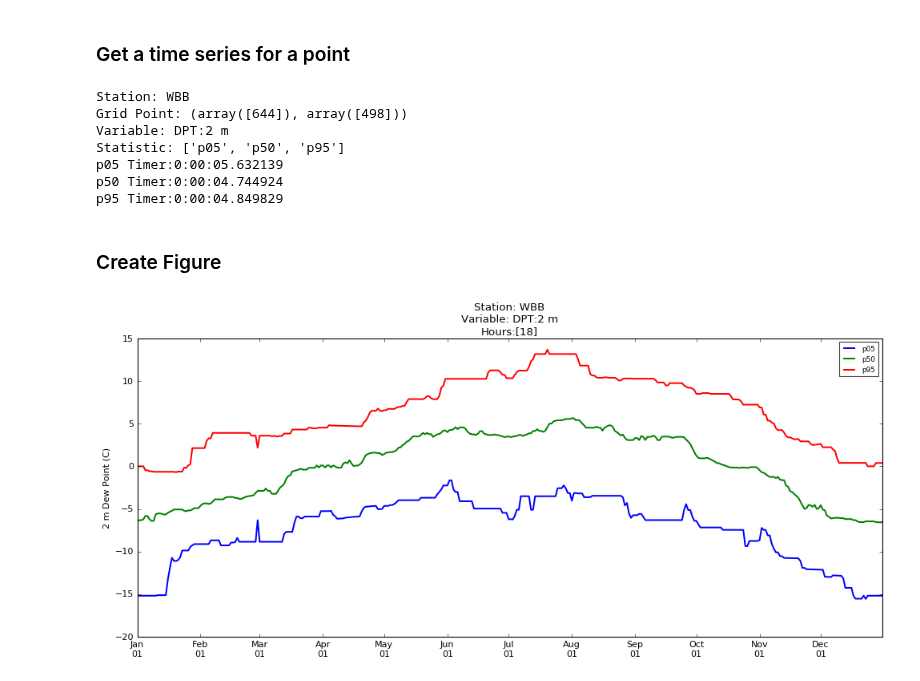
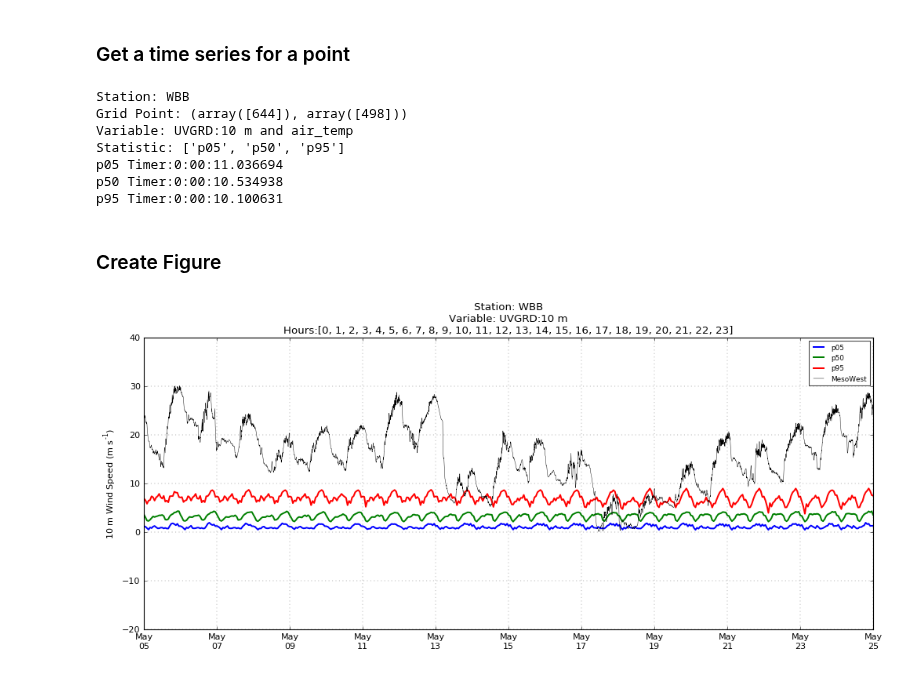
Before and after one commit to blaylockbk/pyBKB_v2, a Jupyter notebook: OpenScienceGrid/plot_OSG_statistics_TimeSeries.ipynb, the cells around one changed output. Drawn from its saved outputs; the diff is of its cells as text; code cells hidden in the pictures.

```diff
--- a/OpenScienceGrid/plot_OSG_statistics_TimeSeries.ipynb
+++ b/OpenScienceGrid/plot_OSG_statistics_TimeSeries.ipynb
@@ -71,16 +72,29 @@ var = 'DPT:2 m'
+# %%
+statistics = ['p05', 'p50', 'p95']
+var = 'UVGRD:10 m'
+stn = 'WBB'
+fxx = 0
+
+months = range(1,13)
+hours = range(24)
+#hours = [18]
 # %% [markdown]
 ##### Additional Setup
 # %%
 variable = var.replace(':', '_').replace(' ', '_')
 DIR = '/uufs/chpc.utah.edu/common/home/horel-group2/blaylock/HRRR_OSG/hourly30/%s/' % (variable)
 
-months = range(1,13)
+if var == 'TMP:2 m':
+    MWvar = 'air_temp'
+elif var == 'DPT:2 m':
+    MWvar == 'dew_point_temperature'
+elif var == 'UVGRD:10 m':
+    MWvar == 'wind_speed'
+
 days = [31, 29, 31, 30, 31, 30, 31, 31, 30, 31, 30, 31]
-hours = range(24)
-hours = [18]
 
 # Dates (with leap year)
-HOURS = 366*24
+HOURS = np.sum(days[0:len(months)])*24 # number of days times 24
 DATES = np.array([datetime(2016, 1, 1) + timedelta(hours = h) for h in range(HOURS)])
 DATES = DATES[::24/len(hours)] # in case we don't request all 24 hours
 # %% [markdown]
@@ -90,15 +104,14 @@ DATES = DATES[::24/len(hours)] # in case we don't request all 24 hours
 # HTS is the HRRR-statistic Time Series
 
 # MesoWest Station Info
-stn = 'WBB'
-a = get_station_info([stn])
+b = get_station_info([stn])
 
 # Pluck point
-point = pluck_point_new(a['LAT'][0], a['LON'][0], lat, lon)
+point = pluck_point_new(b['LAT'][0], b['LON'][0], lat, lon)
 
 print "Station:", stn
 print "Grid Point:", point
-print "Variable:", var
+print "Variable:", var, 'and', MWvar
 print "Statistic:", statistics
 
 HTS = OrderedDict()
@@ -124,22 +137,33 @@ for i, stat in enumerate(statistics):
 # %% [output]
 Station: WBB
 Grid Point: (array([644]), array([498]))
-Variable: DPT:2 m
+Variable: UVGRD:10 m and air_temp
 Statistic: ['p05', 'p50', 'p95']
-p05 Timer:0:00:05.632139
-p50 Timer:0:00:04.744924
-p95 Timer:0:00:04.849829
+p05 Timer:0:00:11.036694
+p50 Timer:0:00:10.534938
+p95 Timer:0:00:10.100631
 # %% [markdown]
 ### Create Figure
+# %%
+# Get MesoWest Time Series
+a = get_mesowest_ts(stn, datetime(2017, 1, 1), datetime.now(), variables=MWvar,)
+
+# Convert datetime to a leap year date so we can easily plot them with percentiles, sharing the axis.
+MW_DATES = [datetime(2016, d.month, d.day, d.hour, d.minute) for d in a['DATETIME']]
 # %%
 for i, stat in enumerate(HTS.keys()):
     plt.plot(DATES, HTS[stat], label=stat)
 
 plt.title('Station: %s\nVariable: %s\nHours:%s' % (stn, var, hours))
 plt.ylabel(ylabel)
 
+plt.gca().xaxis.set_major_formatter(formatter)
+
+
+plt.plot(MW_DATES, a[MWvar], label='MesoWest', color='k', lw=0.4)
+
+plt.xlim([datetime(2016, 5, 5), datetime(2016, 5, 25)])
 plt.legend()
-plt.gca().xaxis.set_major_formatter(formatter)
-#plt.xlim([datetime(2016,6,1), datetime(2016,7,1)])
+plt.grid()
 # %% [output]
-[figure, old version]
+[figure, new version]
```
Also changed, not shown: parts of 5 cells of this notebook, 10 other files.
